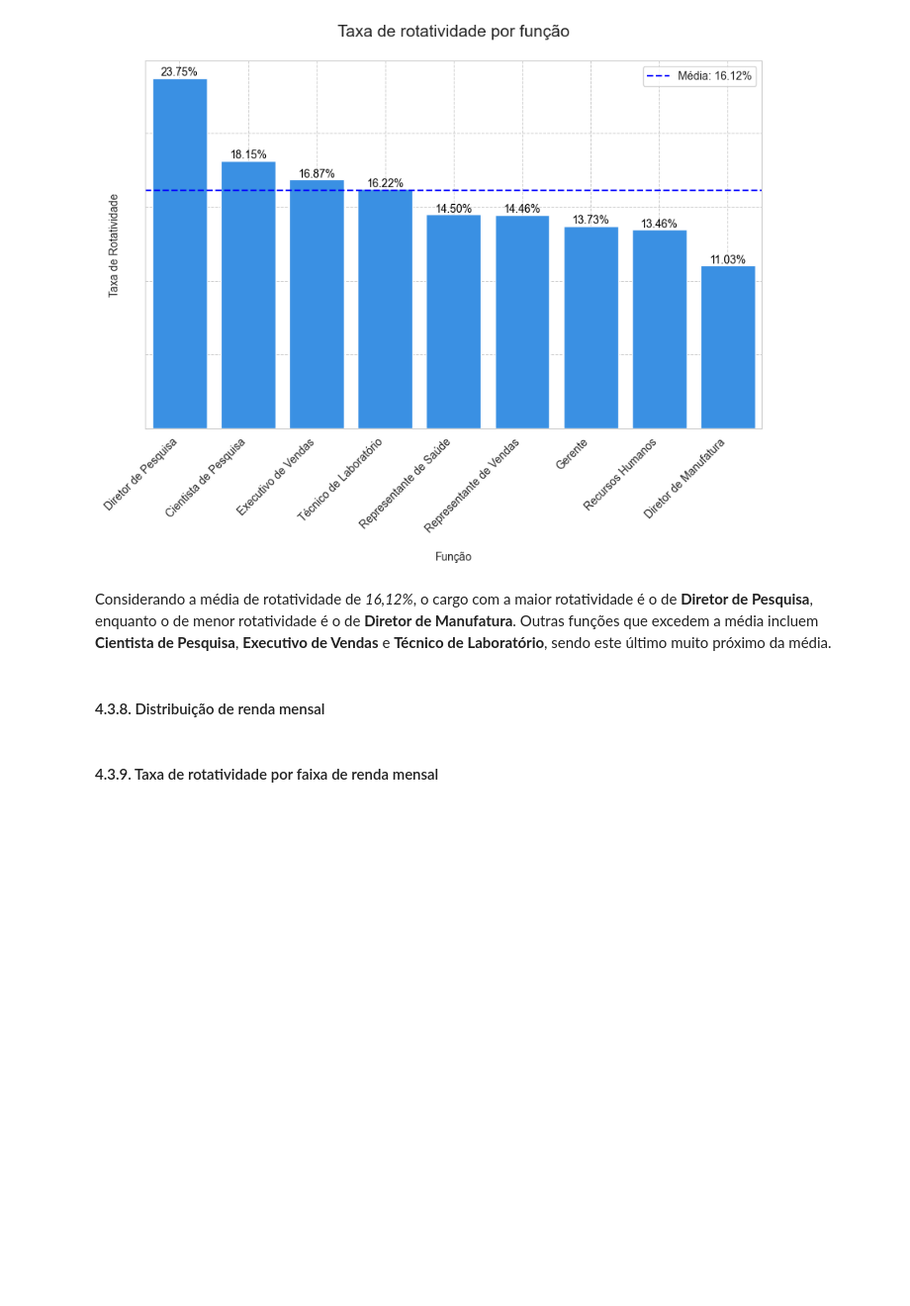
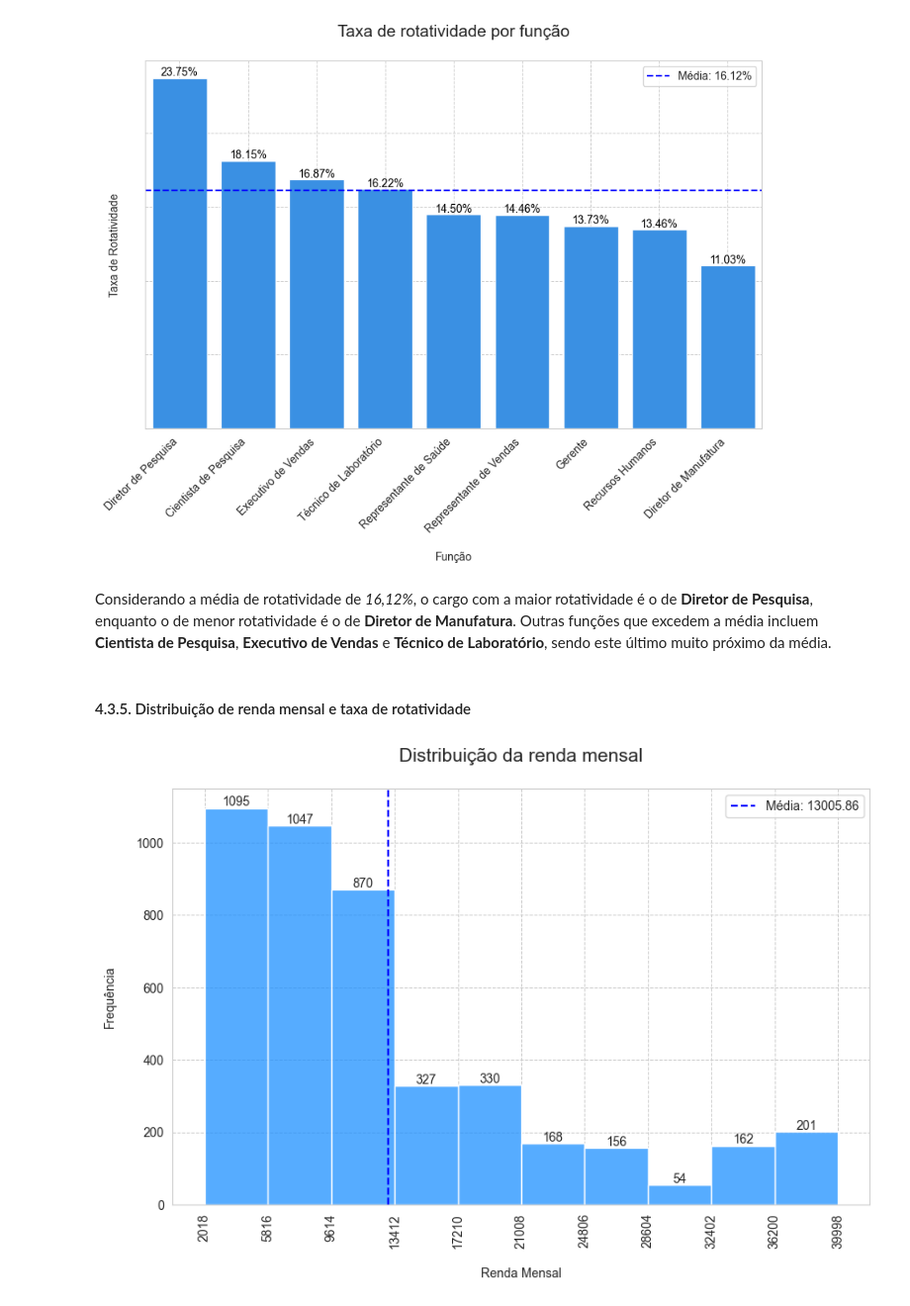
Before and after one commit to emso-exe/Analise_de_rh_-_people_analytics, a Jupyter notebook: 001_analise_de_rh.ipynb, the cells around one changed output. Shown at 99% size. Drawn from its saved outputs; the diff is of its cells as text; code cells hidden in the pictures; blank space fills up the shorter version.

Commit message:
feat: Reorganização dos itens da análise exploratória e atualização dos gráficos e explicabilidade dos itens 4.3.5, 4.3.6 e 4.3.7.

```diff
--- a/001_analise_de_rh.ipynb
+++ b/001_analise_de_rh.ipynb
@@ -670,6 +667,40 @@ plt.show()
 # %% [markdown]
 Considerando a média de rotatividade de _16,12%_, o cargo com a maior rotatividade é o de **Diretor de Pesquisa**, enquanto o de menor rotatividade é o de **Diretor de Manufatura**. Outras funções que excedem a média incluem **Cientista de Pesquisa**, **Executivo de Vendas** e **Técnico de Laboratório**, sendo este último muito próximo da média.
 # %% [markdown]
-#### 4.3.8. Distribuição de renda mensal
+#### 4.3.5. Distribuição de renda mensal e taxa de rotatividade
-# %% [markdown]
-#### 4.3.9. Taxa de rotatividade por faixa de renda mensal
+# %%
+# Criar o gráfico histograma
+plt.subplots(figsize=(10, 6))
+plot = sns.histplot(data=df_analise, x='RendaMensal', bins=10, kde=False, color='dodgerblue')
+
+# Adicionando frequência sobre as barras
+for p in plot.patches:
+    plot.annotate(f'{int(p.get_height())}', (
+        p.get_x() + p.get_width() / 2., p.get_height()
+        ), ha='center', va='bottom', fontsize=10)
+
+# Adicionando linha vertical para a média
+renda_media = df_analise['RendaMensal'].mean()
+plt.axvline(x=renda_media, color='blue', linestyle='--', label=f'Média: {renda_media:.2f}')
+
+# Adicionando e formatando rótulos e título
+plot.set_title('Distribuição da renda mensal\n', fontsize=15)
+plot.set(xlabel='\nRenda Mensal', ylabel='Frequência\n')
+plot.tick_params(axis='both', labelsize=10)
+
+# Ajustando os rótulos do eixo x de 3798 em 3798 rúpias
+plt.xticks(range(2018, 39999, 3798))
+
+# Rotacionando os valores do eixo x
+plt.xticks(rotation=90, ha='center')
+
+# Formatando grade do gráfico
+plt.grid(True, which='both', linestyle='--', linewidth=0.7)
+
+# Adicionando a legenda
+plt.legend()
+
+# Exibindo o gráfico
+plt.show()
+# %% [output]
+[figure, added]
```
Also changed, not shown: parts of 15 cells of this notebook.
